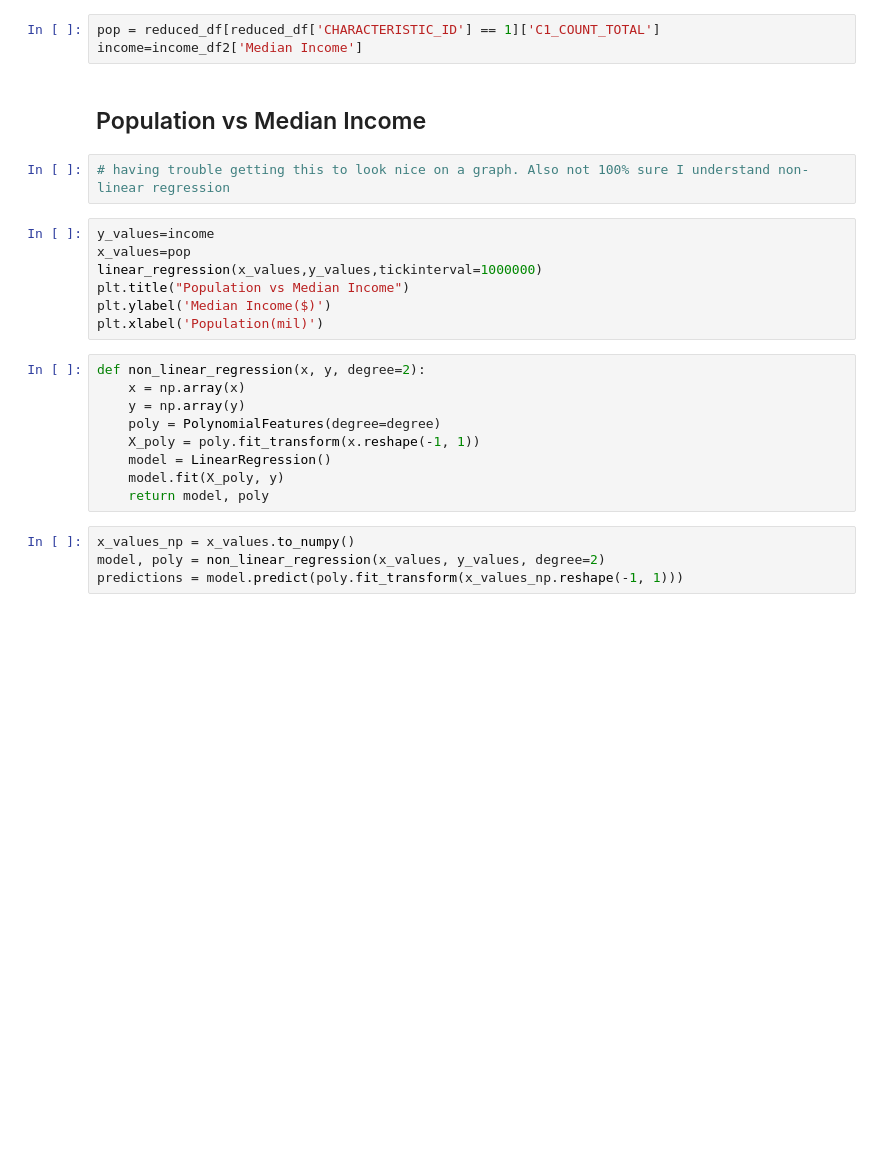
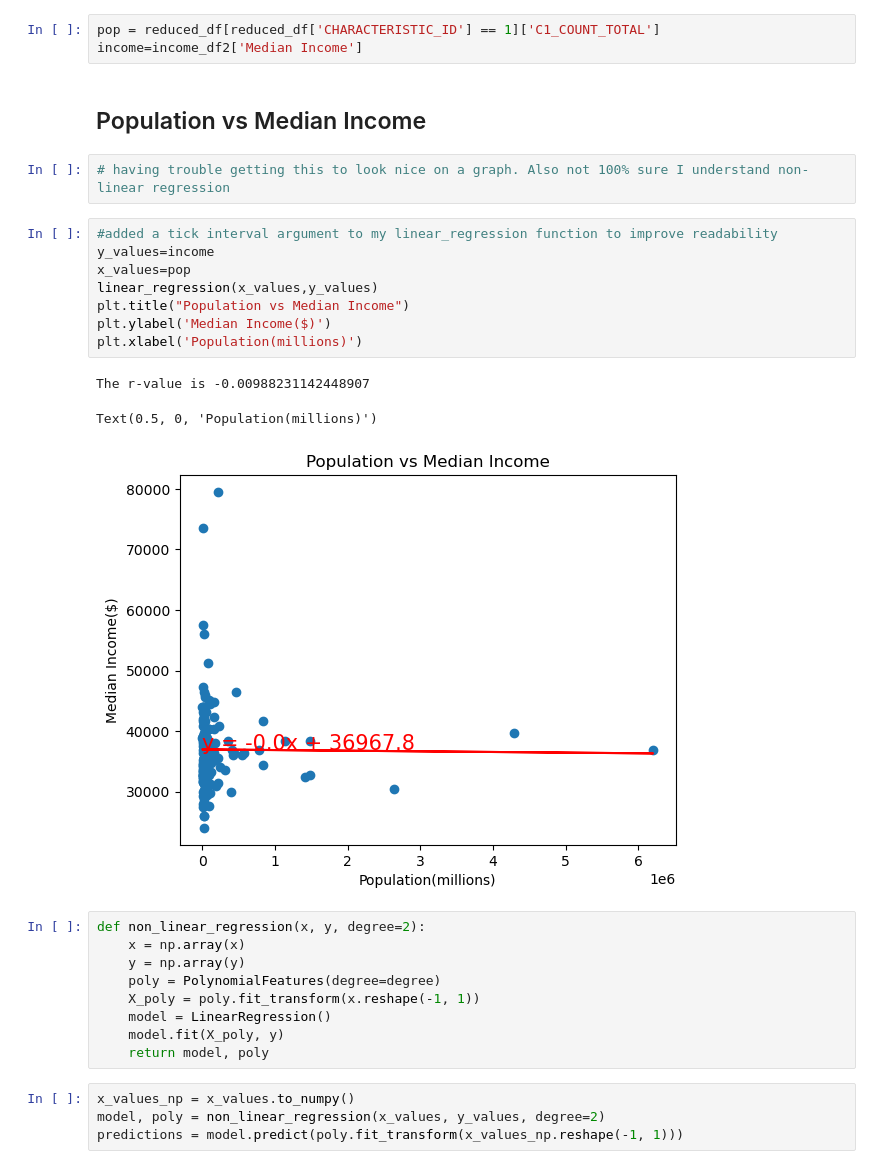
Before and after one commit to detmanski/Overview_Canada_Analysis, a Jupyter notebook: income_data.ipynb, the cells around one changed output. Drawn from its saved outputs; the diff is of its cells as text; blank space fills up the shorter version.

```diff
--- a/income_data.ipynb
+++ b/income_data.ipynb
@@ -323,12 +367,17 @@ income=income_df2['Median Income']
 # %%
 # having trouble getting this to look nice on a graph. Also not 100% sure I understand non-linear regression
 # %%
+#added a tick interval argument to my linear_regression function to improve readability
 y_values=income
 x_values=pop
-linear_regression(x_values,y_values,tickinterval=1000000)
+linear_regression(x_values,y_values)
 plt.title("Population vs Median Income")
 plt.ylabel('Median Income($)')
-plt.xlabel('Population(mil)')
+plt.xlabel('Population(millions)')
+# %% [output]
+The r-value is -0.00988231142448907
+Text(0.5, 0, 'Population(millions)')
+[figure, added]
 # %%
 def non_linear_regression(x, y, degree=2):
     x = np.array(x)
```
Also changed, not shown: parts of 19 cells of this notebook, 1 other file.
